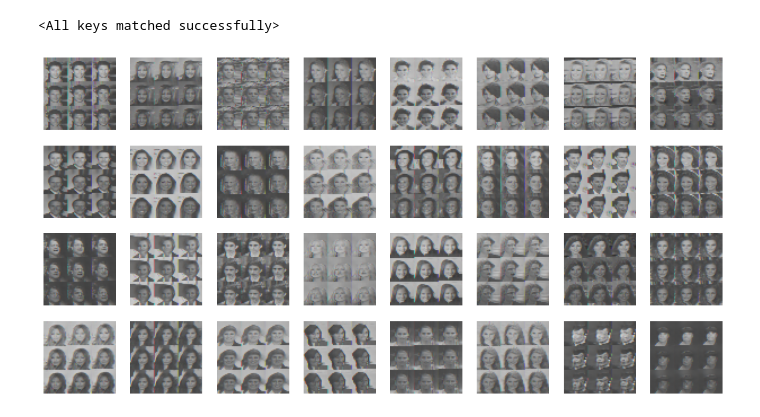
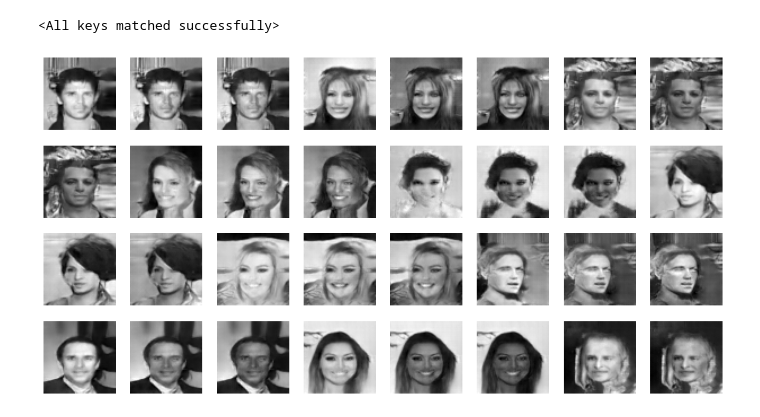
Before and after one commit to Vishwa2684/DCGAN, a Jupyter notebook: eval.ipynb, the cells around one changed output. Saved outputs shown, nothing was run; the diff lists cells and outputs as text; code cells hidden in the pictures.

```diff
--- a/eval.ipynb
+++ b/eval.ipynb
@@ -62,32 +62,32 @@ new_generated_celebs = new_generated_celebs.cpu().detach().numpy()
 # %%
 import matplotlib.pyplot as plt
 
 try:
     # Normalize the generated images from [-1, 1] to [0, 1]
     # generated_imgs_cpu = (new_generated_celebs + 1) / 2.0
 
     # Reshape to (batch_size, height, width, channels) assuming RGB images
-    generated_imgs_cpu = generated_imgs_cpu.reshape(-1, 64, 64,3)
+    generated_imgs_cpu = generated_imgs_cpu.reshape(-1, 64, 64)
 
     # Set the number of images you want to display
     num_images = 32
 
     # Create a grid of 4x8 for 32 images
     fig, axs = plt.subplots(4, 8, figsize=(16, 8))
 
     # Plot each image
     for i in range(4):
         for j in range(8):
             index = i * 8 + j
             if index < num_images:
                 axs[i, j].imshow(generated_imgs_cpu[index],cmap='gray')
                 axs[i, j].axis('off')  # Turn off axis for a cleaner look
 
     # Display the grid of images
     plt.savefig('./output/out.png')
     plt.show()
 
 except Exception as e:
     print(e)
 # %% [output]
-[figure, old version]
+[figure, new version]
```
